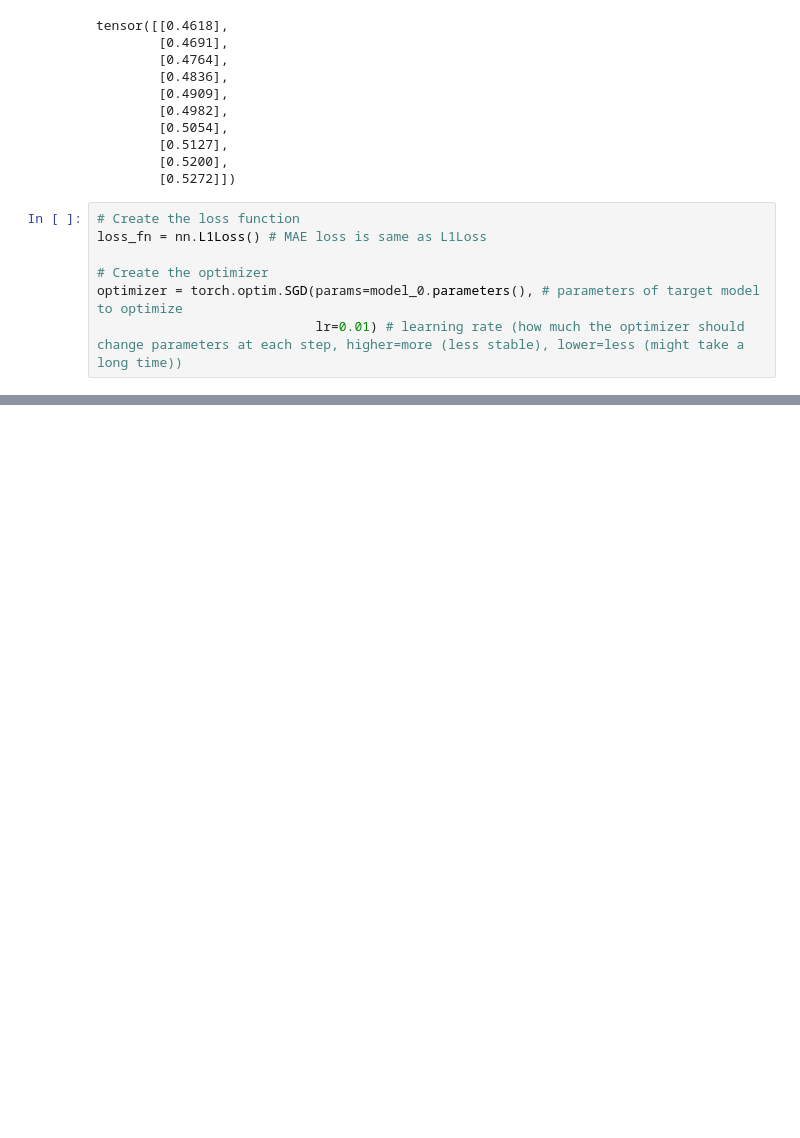
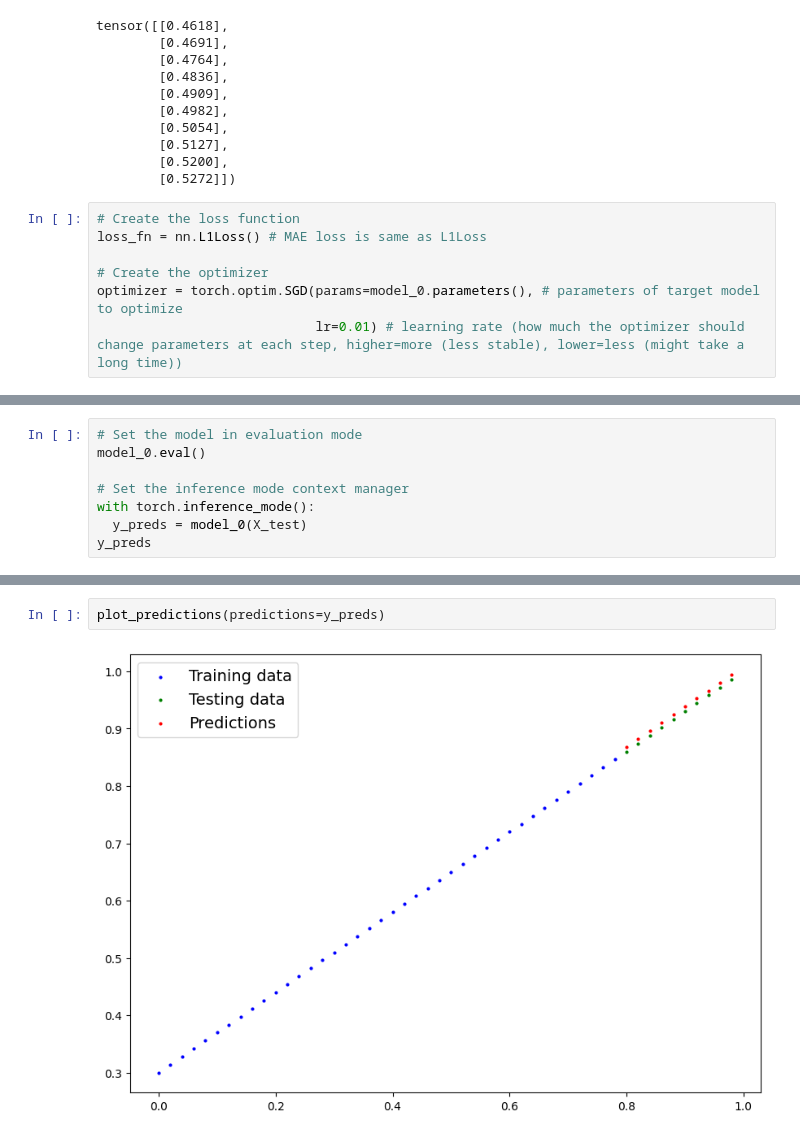
Before and after one commit to uppercasee/GoogleColab, a Jupyter notebook: 01_Work_Fund.ipynb, the cells around one changed output, grey strips where cells are left out. Cells and saved outputs as stored; diff of their text form; blank space fills up the shorter version.

```diff
--- a/01_Work_Fund.ipynb
+++ b/01_Work_Fund.ipynb
@@ -155,0 +247,8 @@ optimizer = torch.optim.SGD(params=model_0.parameters(), # parameters of target
+# %%
+# Set the model in evaluation mode
+model_0.eval()
+
+# Set the inference mode context manager
+with torch.inference_mode():
+  y_preds = model_0(X_test)
+y_preds
@@ -155,0 +266,4 @@ optimizer = torch.optim.SGD(params=model_0.parameters(), # parameters of target
+# %%
+plot_predictions(predictions=y_preds)
+# %% [output]
+[figure, added]
```
Also changed, not shown: parts of 4 cells of this notebook.
